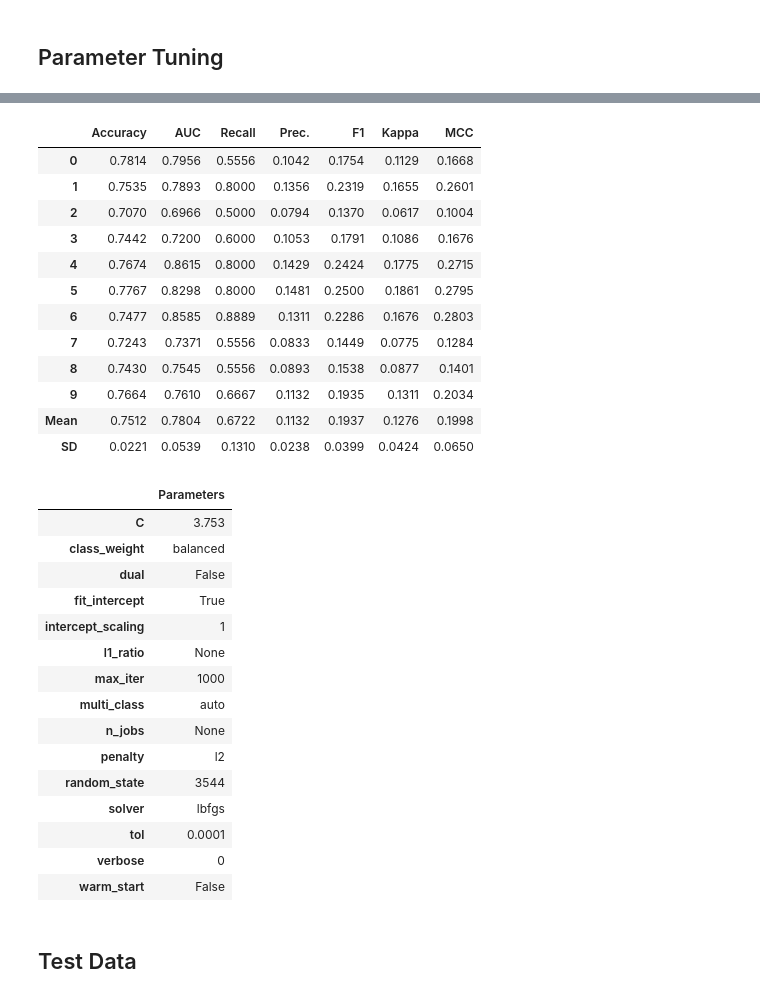
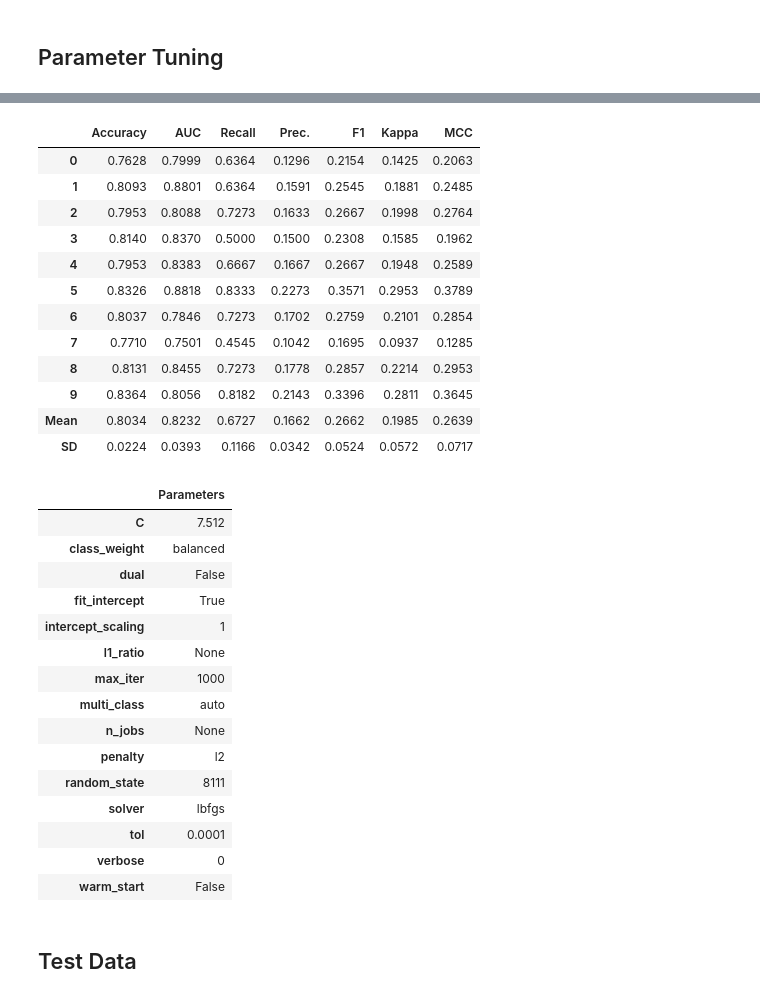
Before and after one commit to SDLoyd/Stroke, a Jupyter notebook: code/stroke.ipynb, the cells around one changed output, grey strips where cells are left out. Cells and saved outputs as stored; diff of their text form; code cells hidden in the pictures.

```diff
--- a/code/stroke.ipynb
+++ b/code/stroke.ipynb
@@ -362,26 +351,26 @@ pmt_model = create_model('lr')
 # %%
 # Find best parameters
-pmt_model = tune_model(pmt_model,optimize='Recall')
+pmt_model = tune_model(pmt_model,optimize='AUC')
 # %% [output]
 |  | Accuracy | AUC | Recall | Prec. | F1 | Kappa | MCC |
-| 0 | 0.7814 | 0.7956 | 0.5556 | 0.1042 | 0.1754 | 0.1129 | 0.1668 |
-| 1 | 0.7535 | 0.7893 | 0.8000 | 0.1356 | 0.2319 | 0.1655 | 0.2601 |
-| 2 | 0.7070 | 0.6966 | 0.5000 | 0.0794 | 0.1370 | 0.0617 | 0.1004 |
-| 3 | 0.7442 | 0.7200 | 0.6000 | 0.1053 | 0.1791 | 0.1086 | 0.1676 |
-| 4 | 0.7674 | 0.8615 | 0.8000 | 0.1429 | 0.2424 | 0.1775 | 0.2715 |
-| 5 | 0.7767 | 0.8298 | 0.8000 | 0.1481 | 0.2500 | 0.1861 | 0.2795 |
-| 6 | 0.7477 | 0.8585 | 0.8889 | 0.1311 | 0.2286 | 0.1676 | 0.2803 |
-| 7 | 0.7243 | 0.7371 | 0.5556 | 0.0833 | 0.1449 | 0.0775 | 0.1284 |
-| 8 | 0.7430 | 0.7545 | 0.5556 | 0.0893 | 0.1538 | 0.0877 | 0.1401 |
-| 9 | 0.7664 | 0.7610 | 0.6667 | 0.1132 | 0.1935 | 0.1311 | 0.2034 |
-| Mean | 0.7512 | 0.7804 | 0.6722 | 0.1132 | 0.1937 | 0.1276 | 0.1998 |
-| SD | 0.0221 | 0.0539 | 0.1310 | 0.0238 | 0.0399 | 0.0424 | 0.0650 |
+| 0 | 0.7628 | 0.7999 | 0.6364 | 0.1296 | 0.2154 | 0.1425 | 0.2063 |
+| 1 | 0.8093 | 0.8801 | 0.6364 | 0.1591 | 0.2545 | 0.1881 | 0.2485 |
+| 2 | 0.7953 | 0.8088 | 0.7273 | 0.1633 | 0.2667 | 0.1998 | 0.2764 |
+| 3 | 0.8140 | 0.8370 | 0.5000 | 0.1500 | 0.2308 | 0.1585 | 0.1962 |
+| 4 | 0.7953 | 0.8383 | 0.6667 | 0.1667 | 0.2667 | 0.1948 | 0.2589 |
+| 5 | 0.8326 | 0.8818 | 0.8333 | 0.2273 | 0.3571 | 0.2953 | 0.3789 |
+| 6 | 0.8037 | 0.7846 | 0.7273 | 0.1702 | 0.2759 | 0.2101 | 0.2854 |
+| 7 | 0.7710 | 0.7501 | 0.4545 | 0.1042 | 0.1695 | 0.0937 | 0.1285 |
+| 8 | 0.8131 | 0.8455 | 0.7273 | 0.1778 | 0.2857 | 0.2214 | 0.2953 |
+| 9 | 0.8364 | 0.8056 | 0.8182 | 0.2143 | 0.3396 | 0.2811 | 0.3645 |
+| Mean | 0.8034 | 0.8232 | 0.6727 | 0.1662 | 0.2662 | 0.1985 | 0.2639 |
+| SD | 0.0224 | 0.0393 | 0.1166 | 0.0342 | 0.0524 | 0.0572 | 0.0717 |
 # %%
 # Lets look at them
 plot_model(pmt_model, plot='parameter')
 # %% [output]
 |  | Parameters |
-| C | 3.753 |
+| C | 7.512 |
 | class_weight | balanced |
 | dual | False |
 | fit_intercept | True |
@@ -391,7 +380,7 @@ plot_model(pmt_model, plot='parameter')
 | multi_class | auto |
 | n_jobs | None |
 | penalty | l2 |
-| random_state | 3544 |
+| random_state | 8111 |
 | solver | lbfgs |
 | tol | 0.0001 |
 | verbose | 0 |
```
Also changed, not shown: parts of 18 cells of this notebook, 1 other file.
